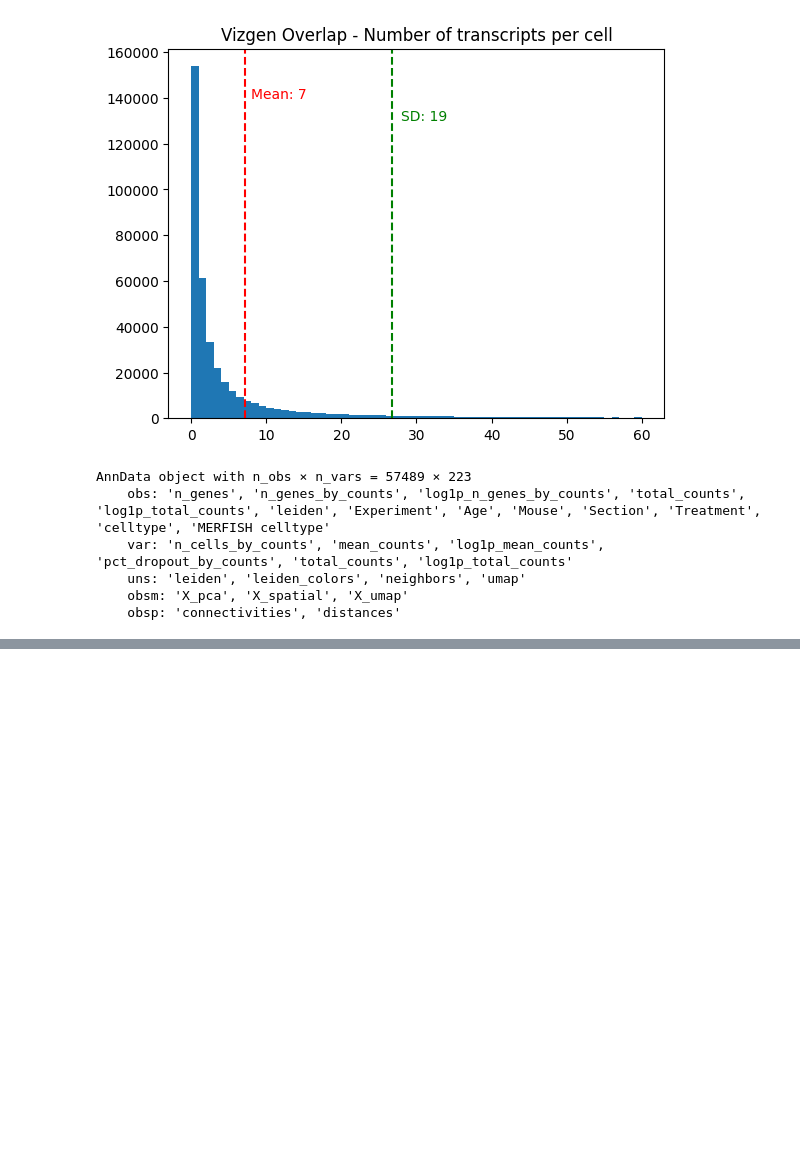
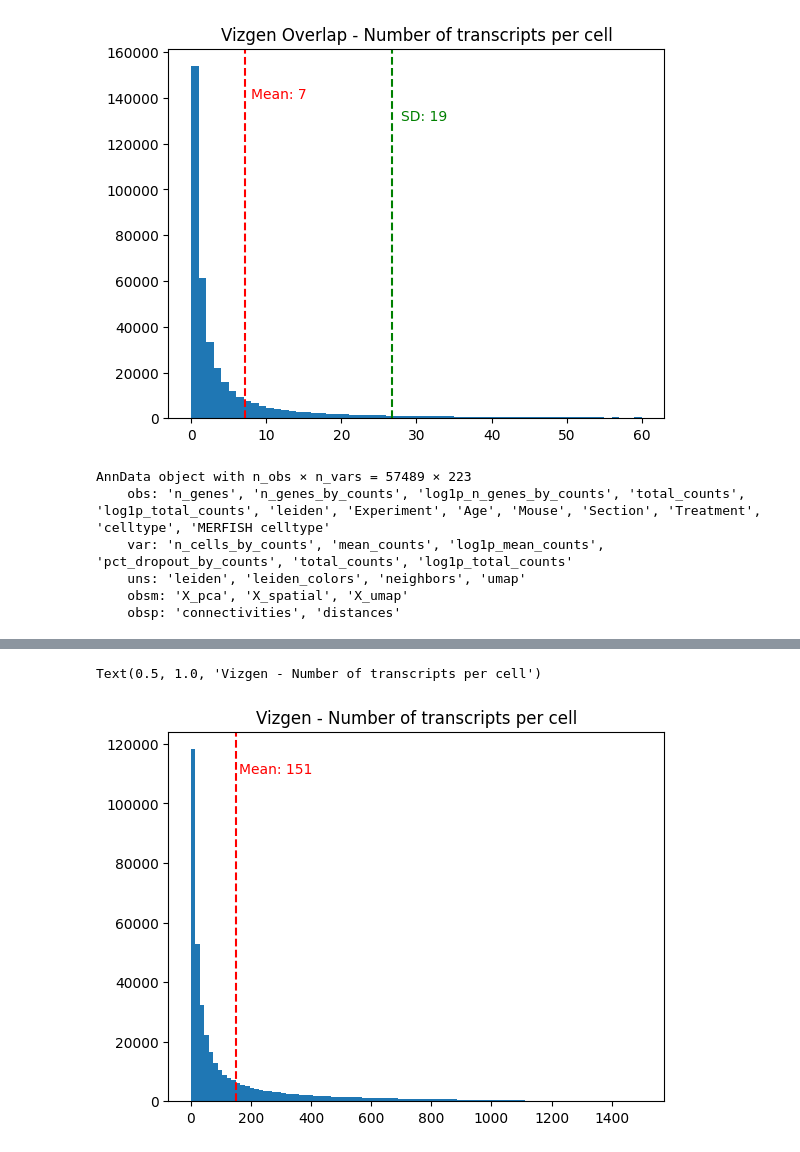
Before and after one commit to krisalejo/scRNA-seq-tech-comparisons, a Jupyter notebook: Transcripts per cell - Mean with SD histograms.ipynb, the cells around one changed output, grey strips where cells are left out. Saved outputs shown, nothing was run; the diff lists cells and outputs as text; code cells hidden in the pictures; blank space fills up the shorter version.

```diff
--- a/Transcripts per cell - Mean with SD histograms.ipynb
+++ b/Transcripts per cell - Mean with SD histograms.ipynb
@@ -488,0 +513,11 @@ AnnData object with n_obs × n_vars = 57489 × 223
+# %%
+plt.hist(vizgen_transcript_counts, bins = 100, range = (0,1500))
+plt.axvline(vizgen_transcript_counts.mean(), color = 'red', linestyle = 'dashed', label = 'Mean')
+plt.text(160, 110000, f'Mean: {int(vizgen_transcript_counts.mean())}', color = 'red')
+#plt.axvline(vizgen_transcript_counts.mean() - vizgen_transcript_counts.std(), color = 'green', linestyle = 'dashed', label = '-1 SD')
+#plt.text(420, 100000, f'SD: {int(vizgen_transcript_counts.std())}', color = 'green')
+#plt.axvline(vizgen_transcript_counts.mean() + vizgen_transcript_counts.std(), color = 'green', linestyle = 'dashed', label = '+1 SD')
+plt.title('Vizgen - Number of transcripts per cell')
+# %% [output]
+Text(0.5, 1.0, 'Vizgen - Number of transcripts per cell')
+[figure, added]
```
Also changed, not shown: parts of 7 cells of this notebook.
